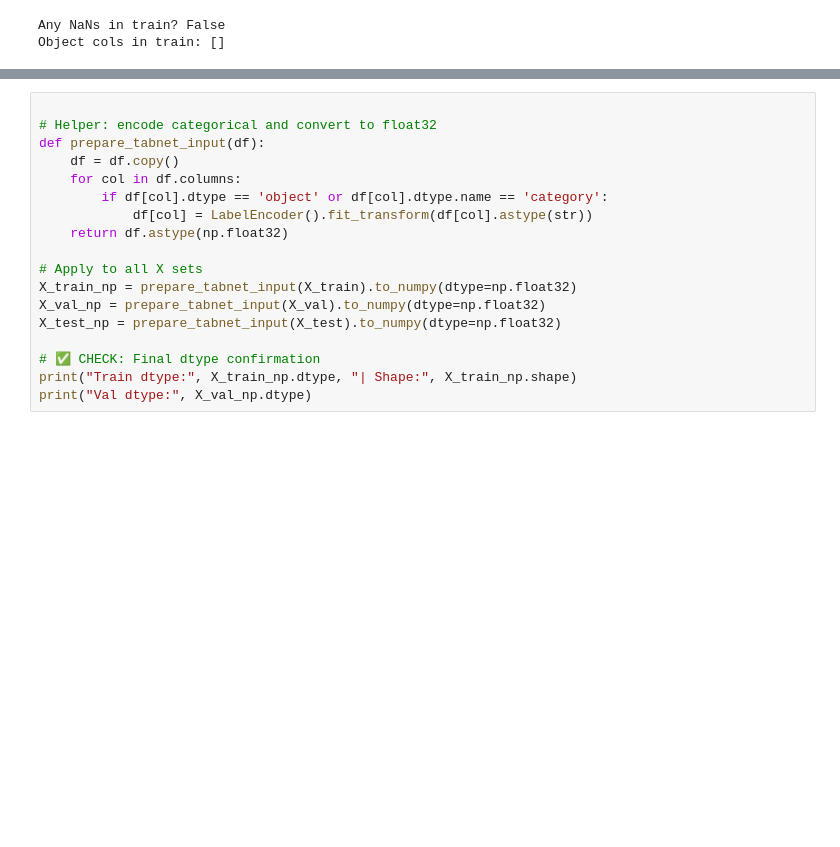
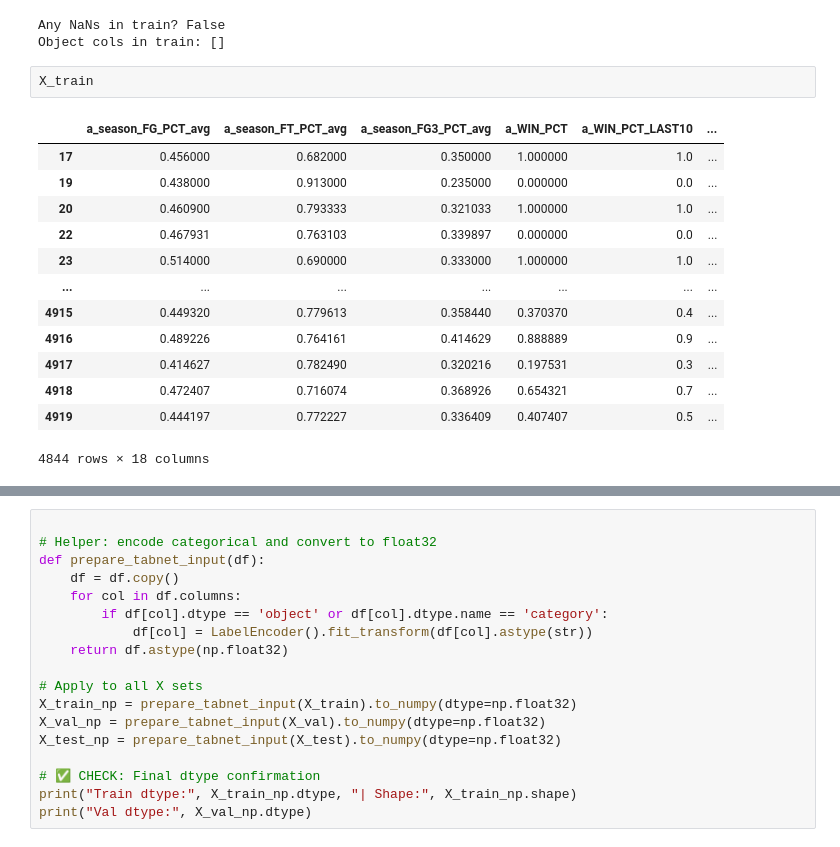
Before and after one commit to lathangregg/DL_project, a Jupyter notebook: notebooks/lathan2.ipynb, the cells around one changed output, grey strips where cells are left out. Drawn from its saved outputs; the diff is of its cells as text; blank space fills up the shorter version.

```diff
--- a/notebooks/lathan2.ipynb
+++ b/notebooks/lathan2.ipynb
@@ -356,3 +347,19 @@ print("Object cols in train:", X_train.select_dtypes(include='object').columns.t
 # %% [output]
 Any NaNs in train? False
 Object cols in train: []
+# %%
+X_train
+# %% [output]
+|  | a_season_FG_PCT_avg | a_season_FT_PCT_avg | a_season_FG3_PCT_avg | a_WIN_PCT | a_WIN_PCT_LAST10 | ... |
+| 17 | 0.456000 | 0.682000 | 0.350000 | 1.000000 | 1.0 | ... |
+| 19 | 0.438000 | 0.913000 | 0.235000 | 0.000000 | 0.0 | ... |
+| 20 | 0.460900 | 0.793333 | 0.321033 | 1.000000 | 1.0 | ... |
+| 22 | 0.467931 | 0.763103 | 0.339897 | 0.000000 | 0.0 | ... |
+| 23 | 0.514000 | 0.690000 | 0.333000 | 1.000000 | 1.0 | ... |
+| ... | ... | ... | ... | ... | ... | ... |
+| 4915 | 0.449320 | 0.779613 | 0.358440 | 0.370370 | 0.4 | ... |
+| 4916 | 0.489226 | 0.764161 | 0.414629 | 0.888889 | 0.9 | ... |
+| 4917 | 0.414627 | 0.782490 | 0.320216 | 0.197531 | 0.3 | ... |
+| 4918 | 0.472407 | 0.716074 | 0.368926 | 0.654321 | 0.7 | ... |
+| 4919 | 0.444197 | 0.772227 | 0.336409 | 0.407407 | 0.5 | ... |
+4844 rows × 18 columns
```
Also changed, not shown: parts of 11 cells of this notebook.
